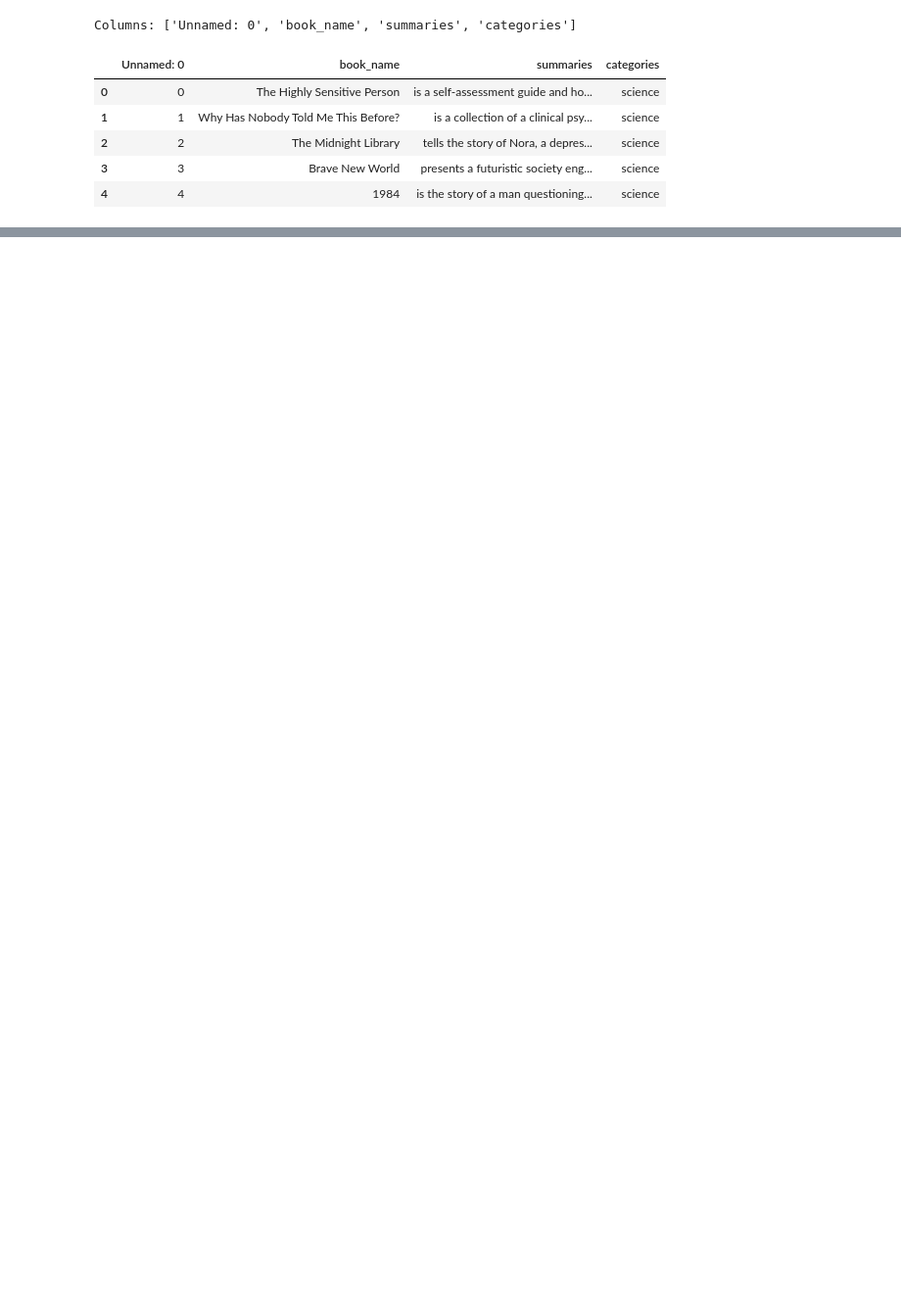
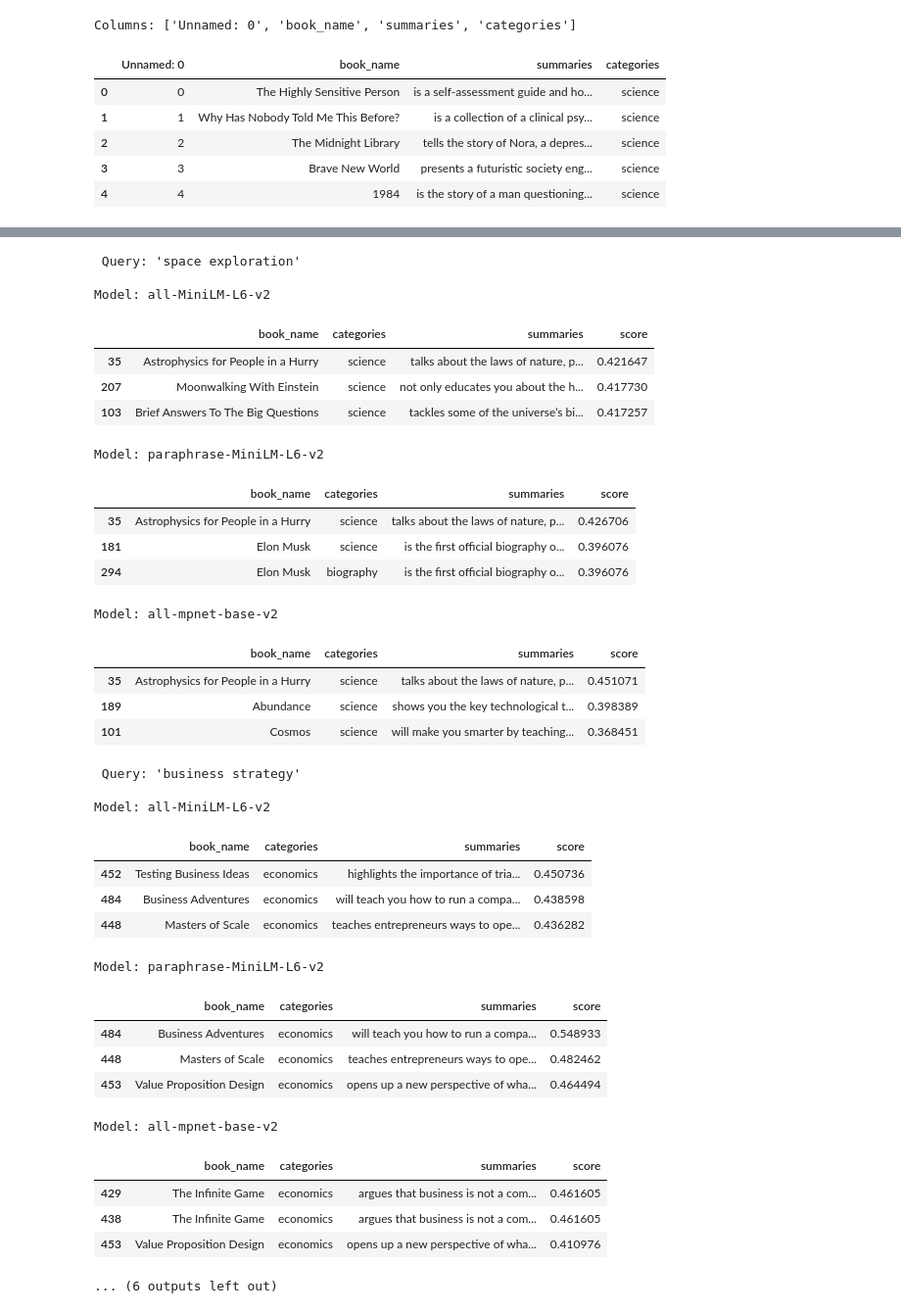
Before and after one commit to AMANJOTSINGH14/nlpTextbook, a Jupyter notebook: nlpmilestone.ipynb, the cells around one changed output, grey strips where cells are left out. Shown: that part at 98% size. Drawn from its saved outputs; the diff is of its cells as text; code cells hidden in the pictures; blank space fills up the shorter version.

```diff
--- a/nlpmilestone.ipynb
+++ b/nlpmilestone.ipynb
@@ -77,0 +69,20 @@ Xet Storage is enabled for this repo, but the 'hf_xet' package is not installed.
+# %%
+model_names = [
+    'all-MiniLM-L6-v2',
+    'paraphrase-MiniLM-L6-v2',
+    'all-mpnet-base-v2'
+]
+
+models = {}
+embeddings_dict = {}
+
+for name in model_names:
+    print(f"Loading & encoding with {name}…")
+    m = SentenceTransformer(name)
+    emb = m.encode(
+        subset['text'].tolist(),
+        show_progress_bar=True,
+        convert_to_numpy=True
+    )
+    models[name] = m
+    embeddings_dict[name] = emb
@@ -77,0 +96,60 @@ Xet Storage is enabled for this repo, but the 'hf_xet' package is not installed.
+# %%
+def search_books(query: str, model_name: str = 'all-MiniLM-L6-v2', top_k: int = 5) -> pd.DataFrame:
+
+    q_emb = models[model_name].encode([query], convert_to_numpy=True)
+    sims = cosine_similarity(q_emb, embeddings_dict[model_name]).flatten()
+    top_idx = sims.argsort()[::-1][:top_k]
+    results = subset.loc[top_idx, ['book_name','categories','summaries']].copy()
+    results['score'] = sims[top_idx]
+    return results
+# %%
+from IPython.display import display
+
+queries = ["space exploration", "business strategy", "historical romance"]
+model_names = [
+    'all-MiniLM-L6-v2',
+    'paraphrase-MiniLM-L6-v2',
+    'all-mpnet-base-v2'
+]
+
+for q in queries:
+    print(f"\n Query: {q!r} ")
+    for name in model_names:
+        print(f"\nModel: {name} ")
+        display(search_books(q, model_name=name, top_k=3))
+# %% [output]
+ Query: 'space exploration'
+
+Model: all-MiniLM-L6-v2
+|  | book_name | categories | summaries | score |
+| 35 | Astrophysics for People in a Hurry | science | talks about the laws of nature, p... | 0.421647 |
+| 207 | Moonwalking With Einstein | science | not only educates you about the h... | 0.417730 |
+| 103 | Brief Answers To The Big Questions | science | tackles some of the universe’s bi... | 0.417257 |
+Model: paraphrase-MiniLM-L6-v2
+|  | book_name | categories | summaries | score |
+| 35 | Astrophysics for People in a Hurry | science | talks about the laws of nature, p... | 0.426706 |
+| 181 | Elon Musk | science | is the first official biography o... | 0.396076 |
+| 294 | Elon Musk | biography | is the first official biography o... | 0.396076 |
+Model: all-mpnet-base-v2
+|  | book_name | categories | summaries | score |
+| 35 | Astrophysics for People in a Hurry | science | talks about the laws of nature, p... | 0.451071 |
+| 189 | Abundance | science | shows you the key technological t... | 0.398389 |
+| 101 | Cosmos | science | will make you smarter by teaching... | 0.368451 |
+ Query: 'business strategy'
+
+Model: all-MiniLM-L6-v2
+|  | book_name | categories | summaries | score |
+| 452 | Testing Business Ideas | economics | highlights the importance of tria... | 0.450736 |
+| 484 | Business Adventures | economics | will teach you how to run a compa... | 0.438598 |
+| 448 | Masters of Scale | economics | teaches entrepreneurs ways to ope... | 0.436282 |
+Model: paraphrase-MiniLM-L6-v2
+|  | book_name | categories | summaries | score |
+| 484 | Business Adventures | economics | will teach you how to run a compa... | 0.548933 |
+| 448 | Masters of Scale | economics | teaches entrepreneurs ways to ope... | 0.482462 |
+| 453 | Value Proposition Design | economics | opens up a new perspective of wha... | 0.464494 |
+Model: all-mpnet-base-v2
+|  | book_name | categories | summaries | score |
+| 429 | The Infinite Game | economics | argues that business is not a com... | 0.461605 |
+| 438 | The Infinite Game | economics | argues that business is not a com... | 0.461605 |
+| 453 | Value Proposition Design | economics | opens up a new perspective of wha... | 0.410976 |
+... (6 outputs left out)
```
Also changed, not shown: parts of 4 cells of this notebook.
